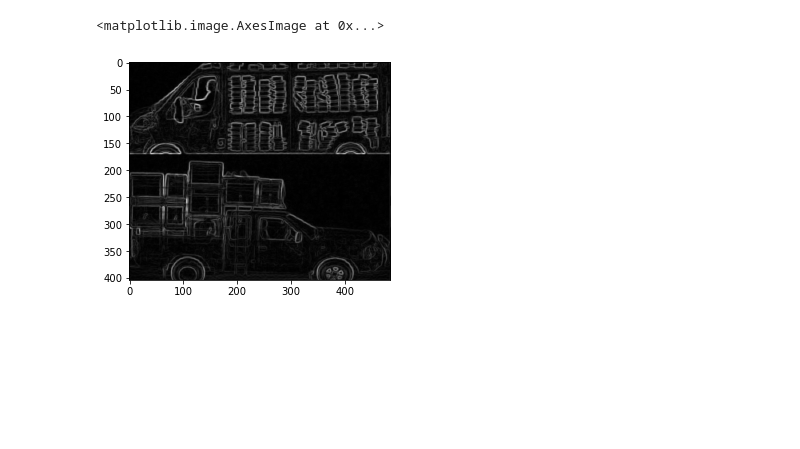
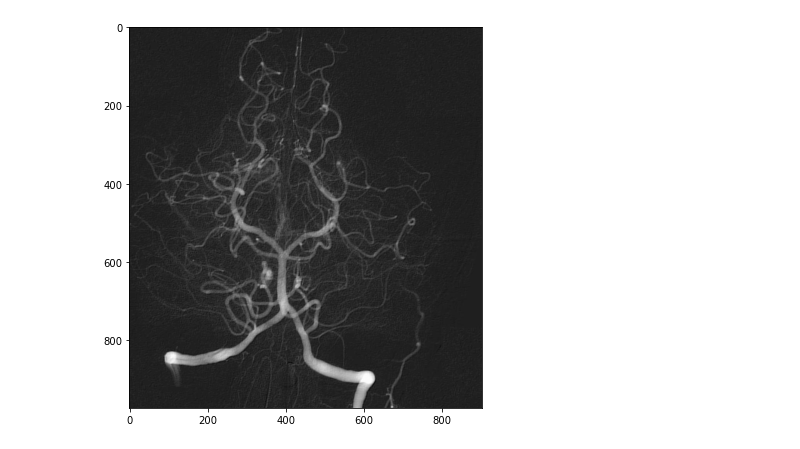
Before and after one commit to alyson1907/image-highlighter, a Jupyter notebook: main.ipynb, the cells around one changed output. Cells and saved outputs as stored; diff of their text form; code cells hidden in the pictures; blank space fills up the shorter version.

Commit message:
+size to printImg @helpers

```diff
--- a/main.ipynb
+++ b/main.ipynb
@@ -1,32 +1,23 @@
 # %%
 
 import imageio
 import matplotlib.pyplot as plt
 import numpy as np
 # Project modules
-from filters import filters as rt
-from filters import normalizers as norm
+from filters import filter_appliers as f
+from filters import helpers as hp
 
-def printImg(img):
-  plt.rcParams['figure.figsize'] = [9, 9]
-  plt.imshow(img, cmap="gray")
-  plt.show()
-
-filename = 'border_vehicles.png' #str(input())
+filename = 'cerebral_angiography.jpg' #str(input())
 img = imageio.imread('demo/img/' + filename)
 
 # Handling third dimension of some images
 img = img[:, :, 0] if (len(np.shape(img)) == 3) else img
 
-# Applying sharpening filter
-img_out = rt.smoothing_filter(img, n=5, sigma=0.5)
-img_out = rt.sharpening_filter(img, 2)
-img_out = norm.normalize(img_out)
+# Applying filters to the image
+img_out = f.smoothing_filter(img, n=5, sigma=0.5, selected=1)
+img_out = f.edge_filter(img, selected=1)
+img_out = hp.normalize(img_out)
 
-plt.imshow(img_out)
-
-# Saving image
-# img_out = img_out.astype(np.uint8)
+hp.printImg(img_out)
 # %% [output]
-<matplotlib.image.AxesImage at 0x...>
-[figure, old version]
+[figure, new version]
```
Also changed, not shown: 3 other files.
